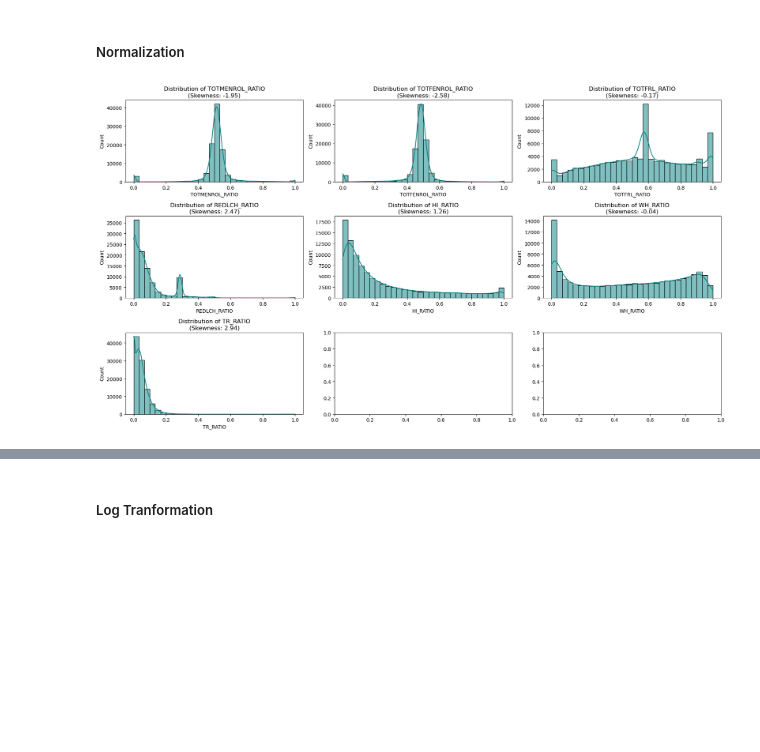
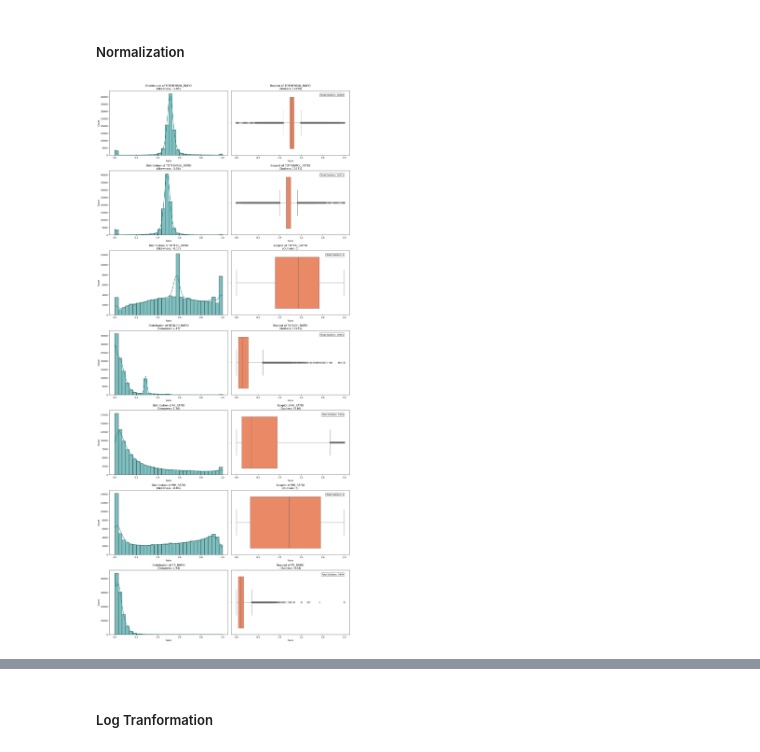
Before and after one commit to monteleecode/data-analytics, a Jupyter notebook: P2-Deliverable2.ipynb, the cells around one changed output, grey strips where cells are left out. Saved outputs shown, nothing was run; the diff lists cells and outputs as text; code cells hidden in the pictures; blank space fills up the shorter version.

```diff
--- a/P2-Deliverable2.ipynb
+++ b/P2-Deliverable2.ipynb
@@ -83,34 +106,63 @@ N.B. Test only on the original test set, not on the balanced/transformed dataset
 # %% [markdown]
 ##### Normalization
 # %%
+import matplotlib.pyplot as plt
+import seaborn as sns
+
 count_cols = ['TOTMENROL', 'TOTFENROL', 'TOTFRL', 'REDLCH', 'HI', 'WH', 'TR']
 
-# Create new ratio columns
+# 1. Create ratio columns
 for col in count_cols:
     # Use .div() to handle division and avoid errors if TOTAL is 0
     X[f'{col}_RATIO'] = X[col] / df['TOTAL']
 
-# Fill any resulting NaNs (from division by zero) with 0
-X[[f'{c}_RATIO' for c in count_cols]] = X[[f'{c}_RATIO' for c in count_cols]].fillna(0)
+# Fill any resulting NaNs with 0
+ratio_cols = [f'{c}_RATIO' for c in count_cols]
+X[ratio_cols] = X[ratio_cols].fillna(0)
 
-fig, axes = plt.subplots(nrows=3, ncols=3, figsize=(18, 10))
-axes = axes.flatten() # Flatten the 2D array to 1D for easy iteration
+# 2. Setup the plotting grid: 7 rows (for each column), 2 columns (Hist vs Box)
+fig, axes = plt.subplots(nrows=len(count_cols), ncols=2, figsize=(16, 5 * len(count_cols)))
+
 for i, col in enumerate(count_cols):
-    # Use the new ratio column name here:
     ratio_col = f'{col}_RATIO'
+    data = X[ratio_col]
 
-    # Plot the RATIO column, not the original raw count
-    sns.histplot(X[ratio_col], kde=True, ax=axes[i], color='teal', bins=30)
+    # --- Calculate Outliers using IQR Method ---
+    # $Q1$ is the 25th percentile, $Q3$ is the 75th percentile
+    Q1 = data.quantile(0.25)
+    Q3 = data.quantile(0.75)
+    IQR = Q3 - Q1
 
-    # Update title and skewness to reflect the ratio data
-    skew_val = X[ratio_col].skew()
-    axes[i].set_title(f'Distribution of {ratio_col}\n(Skewness: {skew_val:.2f})', fontsize=12)
+    # Define bounds for outliers
+    lower_bound = Q1 - 1.5 * IQR
+    upper_bound = Q3 + 1.5 * IQR
 
-# Adjust layout to prevent overlap
+    # Count data points outside the bounds
+    outliers_count = ((data < lower_bound) | (data > upper_bound)).sum()
+    skew_val = data.skew()
+
+    # --- Plot 1: Histogram (KDE) ---
+    sns.histplot(data, kde=True, ax=axes[i, 0], color='teal', bins=30)
+    axes[i, 0].set_title(f'Distribution of {ratio_col}\n(Skewness: {skew_val:.2f})', fontsize=12)
+    axes[i, 0].set_xlabel('Ratio')
+
+    # --- Plot 2: Boxplot ---
+    sns.boxplot(x=data, ax=axes[i, 1], color='coral')
+    axes[i, 1].set_title(f'Boxplot of {ratio_col}\n(Outliers: {outliers_count})', fontsize=12)
+    axes[i, 1].set_xlabel('Ratio')
+
+    # Add an annotation box inside the plot for the outlier count
+    axes[i, 1].text(0.95, 0.95, f'Total Outliers: {outliers_count}',
+                    transform=axes[i, 1].transAxes,
+                    verticalalignment='top', horizontalalignment='right',
+                    bbox=dict(boxstyle='round', facecolor='white', alpha=0.7))
+
+# Adjust layout to prevent overlapping titles/axes
 plt.tight_layout()
 plt.show()
 
+# Show sample of updated DataFrame
 X.sample(5)
 # %% [output]
-[figure, old version]
+[figure, new version]
 |  | LSTATE | X | Y | TOTMENROL | TOTFENROL | TOTFRL | HI | SCHOOL_TYPE_TEXT | WH | REDLCH | ... |
```
Also changed, not shown: parts of 24 cells of this notebook.
